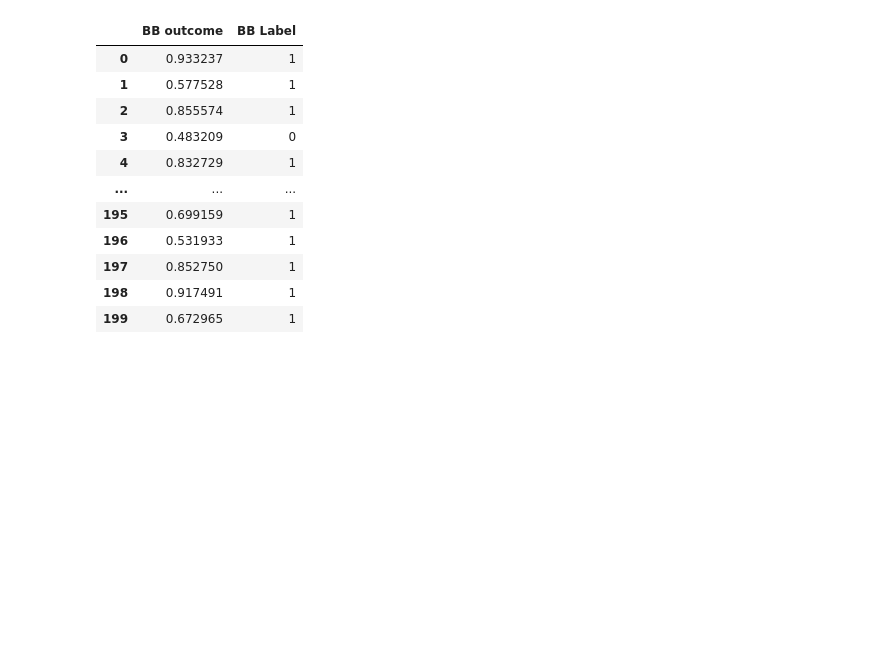
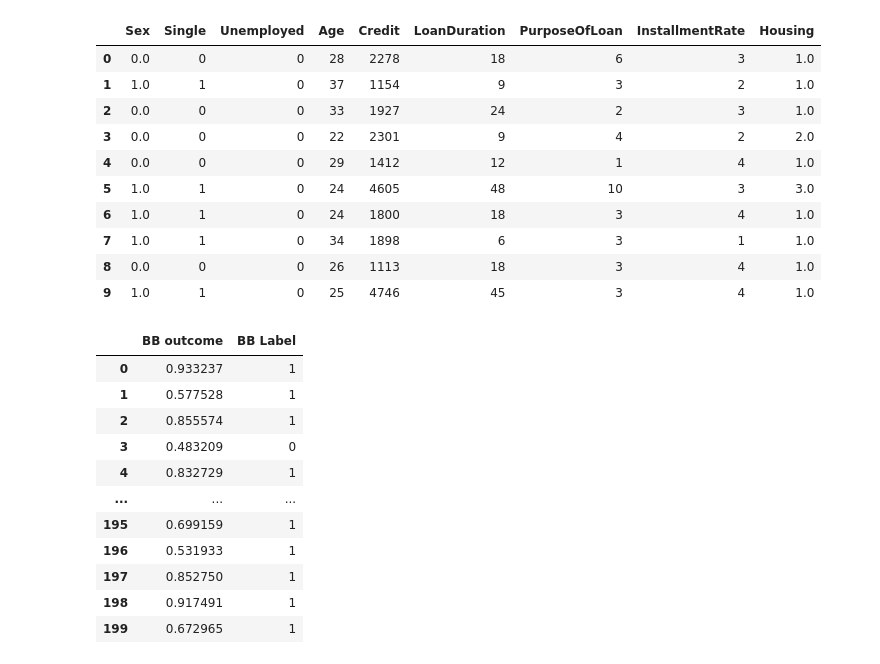
Before and after one commit to juliettm/Contesting-Black-Box-Decisions, a Jupyter notebook: interpretable_model/im_design.ipynb, the cells around one changed output. Cells and saved outputs as stored; diff of their text form; code cells hidden in the pictures; blank space fills up the shorter version.

```diff
--- a/interpretable_model/im_design.ipynb
+++ b/interpretable_model/im_design.ipynb
@@ -18,6 +18,20 @@ y_test = pd.read_csv('../data/tra_tst_val/pred_test.csv', names=['BB outcome'],
 
 original_labels_val = pd.read_csv('../data/tra_tst_val/y_val.csv')
 original_labels_test = pd.read_csv('../data/tra_tst_val/y_test.csv')
+# %%
+X_train.head(10)
+# %% [output]
+|  | Sex | Single | Unemployed | Age | Credit | LoanDuration | PurposeOfLoan | InstallmentRate | Housing |
+| 0 | 0.0 | 0 | 0 | 28 | 2278 | 18 | 6 | 3 | 1.0 |
+| 1 | 1.0 | 1 | 0 | 37 | 1154 | 9 | 3 | 2 | 1.0 |
+| 2 | 0.0 | 0 | 0 | 33 | 1927 | 24 | 2 | 3 | 1.0 |
+| 3 | 0.0 | 0 | 0 | 22 | 2301 | 9 | 4 | 2 | 2.0 |
+| 4 | 0.0 | 0 | 0 | 29 | 1412 | 12 | 1 | 4 | 1.0 |
+| 5 | 1.0 | 1 | 0 | 24 | 4605 | 48 | 10 | 3 | 3.0 |
+| 6 | 1.0 | 1 | 0 | 24 | 1800 | 18 | 3 | 4 | 1.0 |
+| 7 | 1.0 | 1 | 0 | 34 | 1898 | 6 | 3 | 1 | 1.0 |
+| 8 | 0.0 | 0 | 0 | 26 | 1113 | 18 | 3 | 4 | 1.0 |
+| 9 | 1.0 | 1 | 0 | 25 | 4746 | 45 | 3 | 4 | 1.0 |
 # %%
 y_train['BB Label'] = y_train['BB outcome'].apply(lambda x: 1 if x >=0.5 else 0)
 y_test['BB Label'] = y_test['BB outcome'].apply(lambda x: 1 if x >=0.5 else 0)
```
Also changed, not shown: parts of 2 cells of this notebook, 4 other files.
